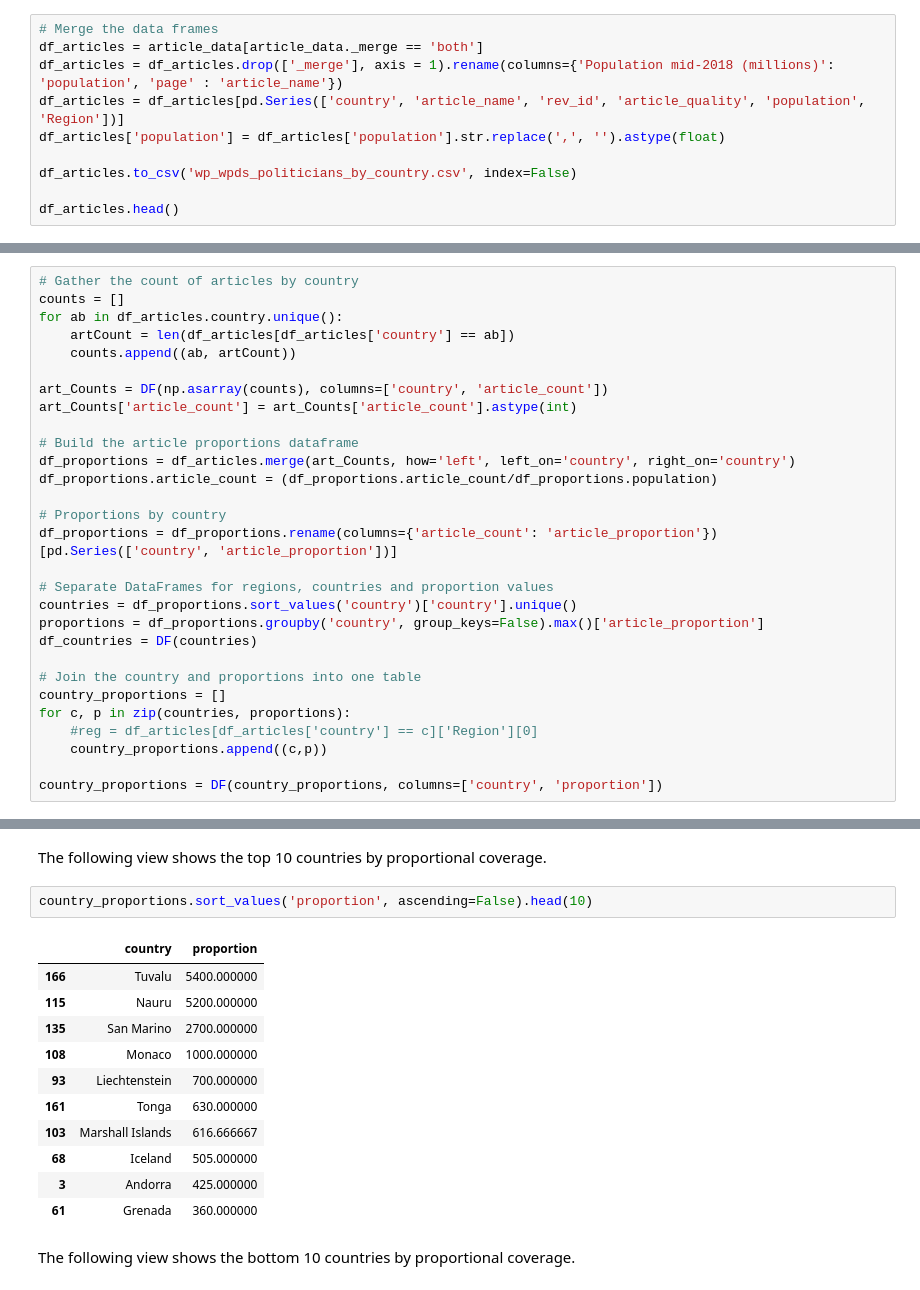
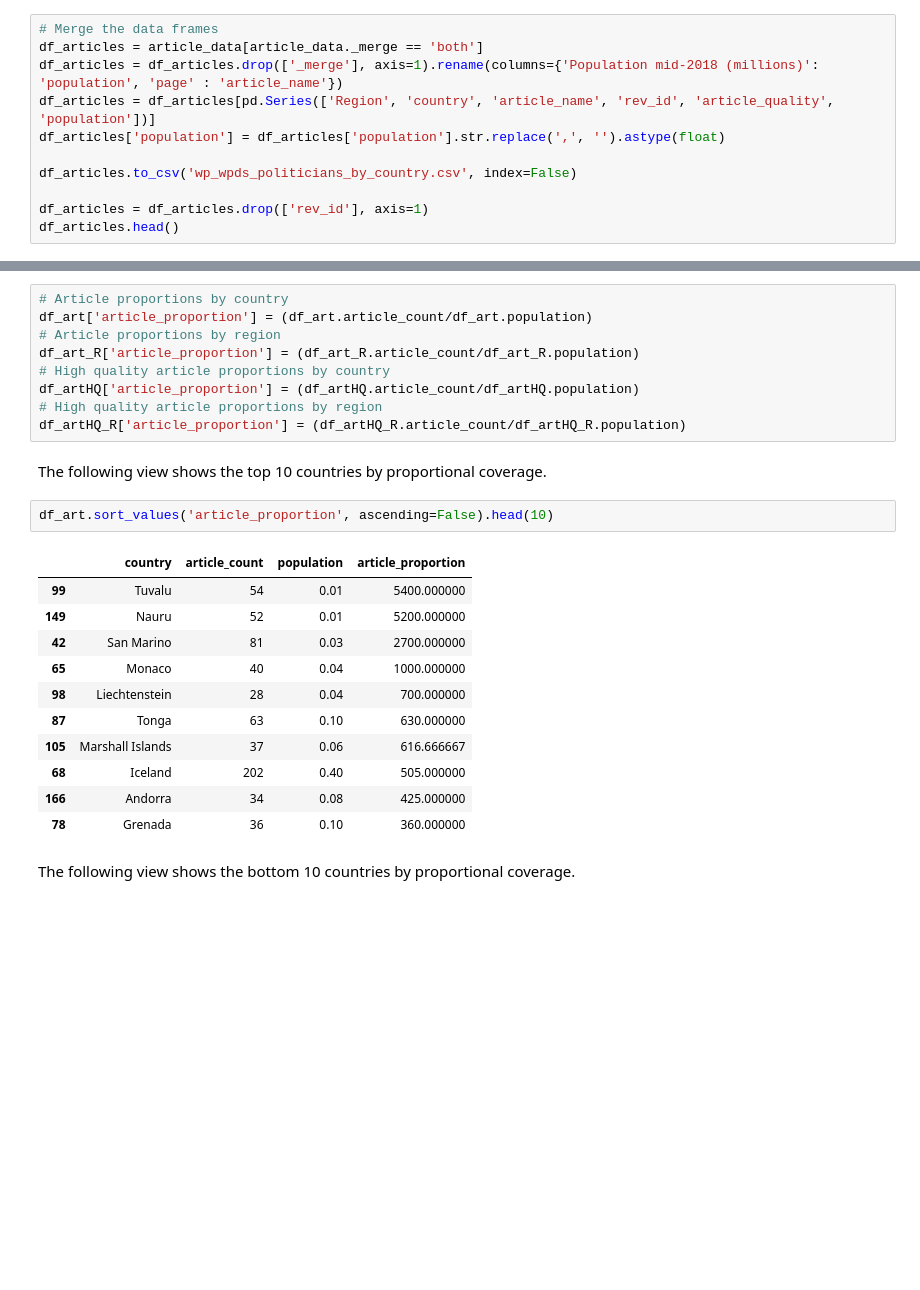
Before and after one commit to adrianmt18/data-512-a2, a Jupyter notebook: A2_Bias_in_Data/hcds-a2-bias.ipynb, the cells around one changed output, grey strips where cells are left out. Cells and saved outputs as stored; diff of their text form; blank space fills up the shorter version.

```diff
--- a/A2_Bias_in_Data/hcds-a2-bias.ipynb
+++ b/A2_Bias_in_Data/hcds-a2-bias.ipynb
@@ -130,11 +145,12 @@ no_match.to_csv('wp_wpds_countries-no_match.csv', index=False)
 # %%
 # Merge the data frames
 df_articles = article_data[article_data._merge == 'both']
-df_articles = df_articles.drop(['_merge'], axis = 1).rename(columns={'Population mid-2018 (millions)': 'population', 'page' : 'article_name'})
-df_articles = df_articles[pd.Series(['country', 'article_name', 'rev_id', 'article_quality', 'population', 'Region'])]
+df_articles = df_articles.drop(['_merge'], axis=1).rename(columns={'Population mid-2018 (millions)': 'population', 'page' : 'article_name'})
+df_articles = df_articles[pd.Series(['Region', 'country', 'article_name', 'rev_id', 'article_quality', 'population'])]
 df_articles['population'] = df_articles['population'].str.replace(',', '').astype(float)
 
 df_articles.to_csv('wp_wpds_politicians_by_country.csv', index=False)
 
+df_articles = df_articles.drop(['rev_id'], axis=1)
 df_articles.head()
 # %% [output]
@@ -151,29 +178,0 @@ First, we will calculate the count of articles by country. Then, we will constru
-# %%
-# Gather the count of articles by country
-counts = []
-for ab in df_articles.country.unique():
-    artCount = len(df_articles[df_articles['country'] == ab])
-    counts.append((ab, artCount))
-
-art_Counts = DF(np.asarray(counts), columns=['country', 'article_count'])
-art_Counts['article_count'] = art_Counts['article_count'].astype(int)
-
-# Build the article proportions dataframe
-df_proportions = df_articles.merge(art_Counts, how='left', left_on='country', right_on='country')
-df_proportions.article_count = (df_proportions.article_count/df_proportions.population)
-
-# Proportions by country
-df_proportions = df_proportions.rename(columns={'article_count': 'article_proportion'})[pd.Series(['country', 'article_proportion'])]
-
-# Separate DataFrames for regions, countries and proportion values
-countries = df_proportions.sort_values('country')['country'].unique()
-proportions = df_proportions.groupby('country', group_keys=False).max()['article_proportion']
-df_countries = DF(countries)
-
-# Join the country and proportions into one table
-country_proportions = []
-for c, p in zip(countries, proportions):
-    #reg = df_articles[df_articles['country'] == c]['Region'][0]
-    country_proportions.append((c,p))
-
-country_proportions = DF(country_proportions, columns=['country', 'proportion'])
@@ -180,19 +269,28 @@ country_proportions = DF(country_proportions, columns=['country', 'proportion'])
+# %%
+# Article proportions by country
+df_art['article_proportion'] = (df_art.article_count/df_art.population)
+# Article proportions by region
+df_art_R['article_proportion'] = (df_art_R.article_count/df_art_R.population)
+# High quality article proportions by country
+df_artHQ['article_proportion'] = (df_artHQ.article_count/df_artHQ.population)
+# High quality article proportions by region
+df_artHQ_R['article_proportion'] = (df_artHQ_R.article_count/df_artHQ_R.population)
 # %% [markdown]
 The following view shows the top 10 countries by proportional coverage.
 # %%
-country_proportions.sort_values('proportion', ascending=False).head(10)
+df_art.sort_values('article_proportion', ascending=False).head(10)
 # %% [output]
-|  | country | proportion |
-| 166 | Tuvalu | 5400.000000 |
-| 115 | Nauru | 5200.000000 |
-| 135 | San Marino | 2700.000000 |
-| 108 | Monaco | 1000.000000 |
-| 93 | Liechtenstein | 700.000000 |
-| 161 | Tonga | 630.000000 |
-| 103 | Marshall Islands | 616.666667 |
-| 68 | Iceland | 505.000000 |
-| 3 | Andorra | 425.000000 |
-| 61 | Grenada | 360.000000 |
+|  | country | article_count | population | article_proportion |
+| 99 | Tuvalu | 54 | 0.01 | 5400.000000 |
+| 149 | Nauru | 52 | 0.01 | 5200.000000 |
+| 42 | San Marino | 81 | 0.03 | 2700.000000 |
+| 65 | Monaco | 40 | 0.04 | 1000.000000 |
+| 98 | Liechtenstein | 28 | 0.04 | 700.000000 |
+| 87 | Tonga | 63 | 0.10 | 630.000000 |
+| 105 | Marshall Islands | 37 | 0.06 | 616.666667 |
+| 68 | Iceland | 202 | 0.40 | 505.000000 |
+| 166 | Andorra | 34 | 0.08 | 425.000000 |
+| 78 | Grenada | 36 | 0.10 | 360.000000 |
 # %% [markdown]
 The following view shows the bottom 10 countries by proportional coverage.
 # %%
```
Also changed, not shown: parts of 21 cells of this notebook, 1 other file.
